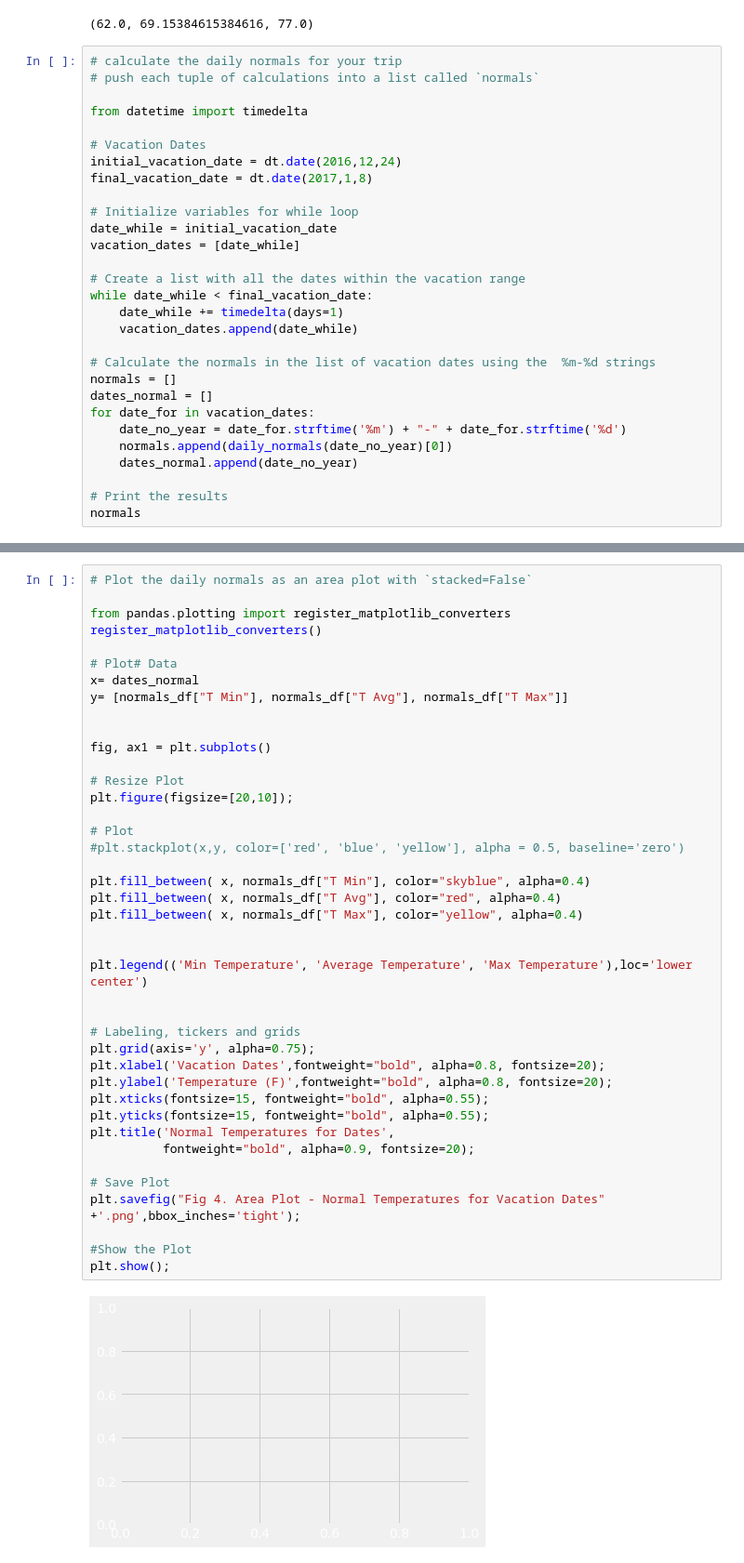
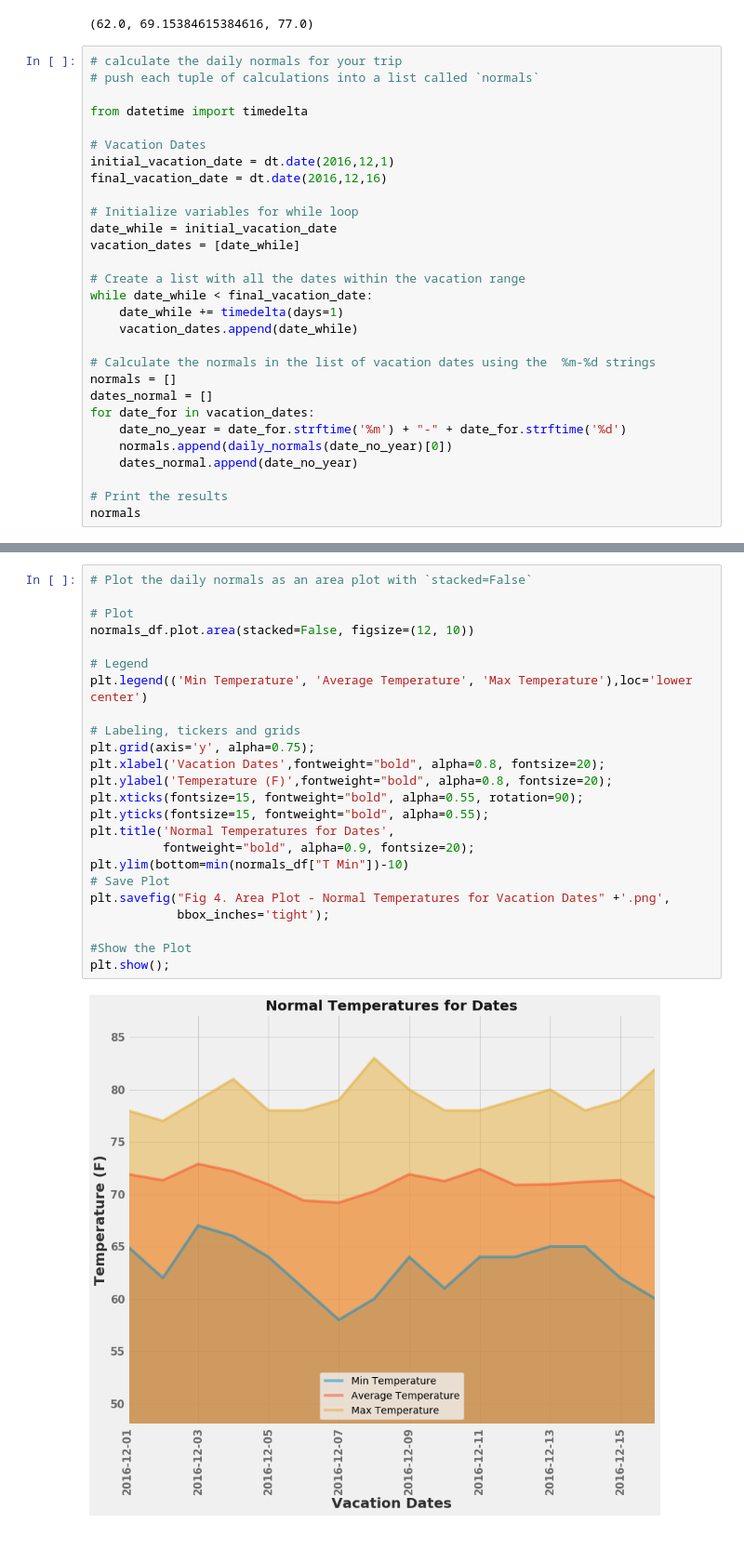
Before and after one commit to cemoga/sqlalchemy-challenge, a Jupyter notebook: climate_starter.ipynb, the cells around one changed output, grey strips where cells are left out. Shown: that part at 93% size. Cells and saved outputs as stored; diff of their text form.

```diff
--- a/climate_starter.ipynb
+++ b/climate_starter.ipynb
@@ -341,8 +334,8 @@ daily_normals("01-01")[0]
 from datetime import timedelta
 
 # Vacation Dates
-initial_vacation_date = dt.date(2016,12,24)
-final_vacation_date = dt.date(2017,1,8)
+initial_vacation_date = dt.date(2016,12,1)
+final_vacation_date = dt.date(2016,12,16)
 
 # Initialize variables for while loop
 date_while = initial_vacation_date
@@ -407,43 +400,26 @@ normals_df
 # %%
 # Plot the daily normals as an area plot with `stacked=False`
 
-from pandas.plotting import register_matplotlib_converters
-register_matplotlib_converters()
+# Plot
+normals_df.plot.area(stacked=False, figsize=(12, 10))
 
-# Plot# Data
-x= dates_normal
-y= [normals_df["T Min"], normals_df["T Avg"], normals_df["T Max"]]
-
-
-fig, ax1 = plt.subplots()
-
-# Resize Plot
-plt.figure(figsize=[20,10]);
-
-# Plot
-#plt.stackplot(x,y, color=['red', 'blue', 'yellow'], alpha = 0.5, baseline='zero')
-
-plt.fill_between( x, normals_df["T Min"], color="skyblue", alpha=0.4)
-plt.fill_between( x, normals_df["T Avg"], color="red", alpha=0.4)
-plt.fill_between( x, normals_df["T Max"], color="yellow", alpha=0.4)
-
-
+# Legend
 plt.legend(('Min Temperature', 'Average Temperature', 'Max Temperature'),loc='lower center')
-
 
 # Labeling, tickers and grids
 plt.grid(axis='y', alpha=0.75);
 plt.xlabel('Vacation Dates',fontweight="bold", alpha=0.8, fontsize=20);
 plt.ylabel('Temperature (F)',fontweight="bold", alpha=0.8, fontsize=20);
-plt.xticks(fontsize=15, fontweight="bold", alpha=0.55);
+plt.xticks(fontsize=15, fontweight="bold", alpha=0.55, rotation=90);
 plt.yticks(fontsize=15, fontweight="bold", alpha=0.55);
 plt.title('Normal Temperatures for Dates',
           fontweight="bold", alpha=0.9, fontsize=20);
-
+plt.ylim(bottom=min(normals_df["T Min"])-10)
 # Save Plot
-plt.savefig("Fig 4. Area Plot - Normal Temperatures for Vacation Dates" +'.png',bbox_inches='tight');
+plt.savefig("Fig 4. Area Plot - Normal Temperatures for Vacation Dates" +'.png',
+            bbox_inches='tight');
 
 #Show the Plot
 plt.show();
 # %% [output]
-[figure, old version]
+[figure, new version]
```
Also changed, not shown: parts of 11 cells of this notebook, 4 other files.
